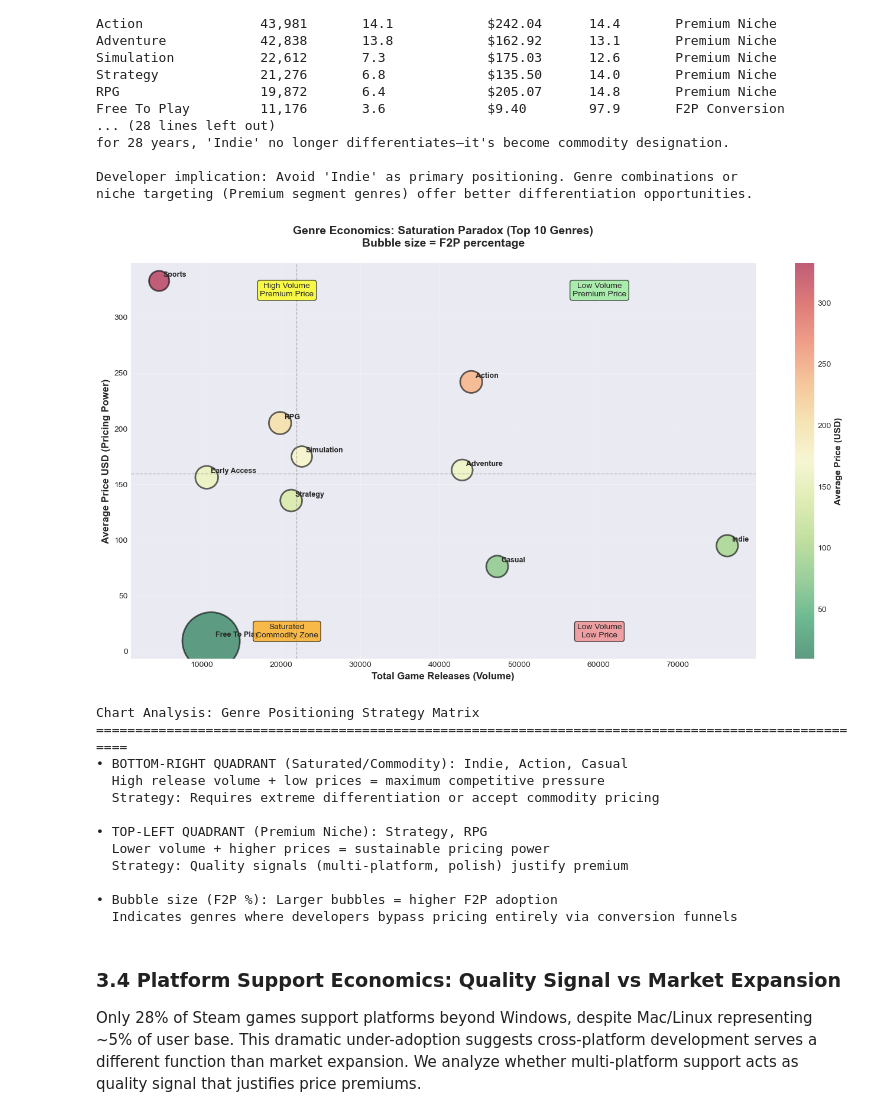
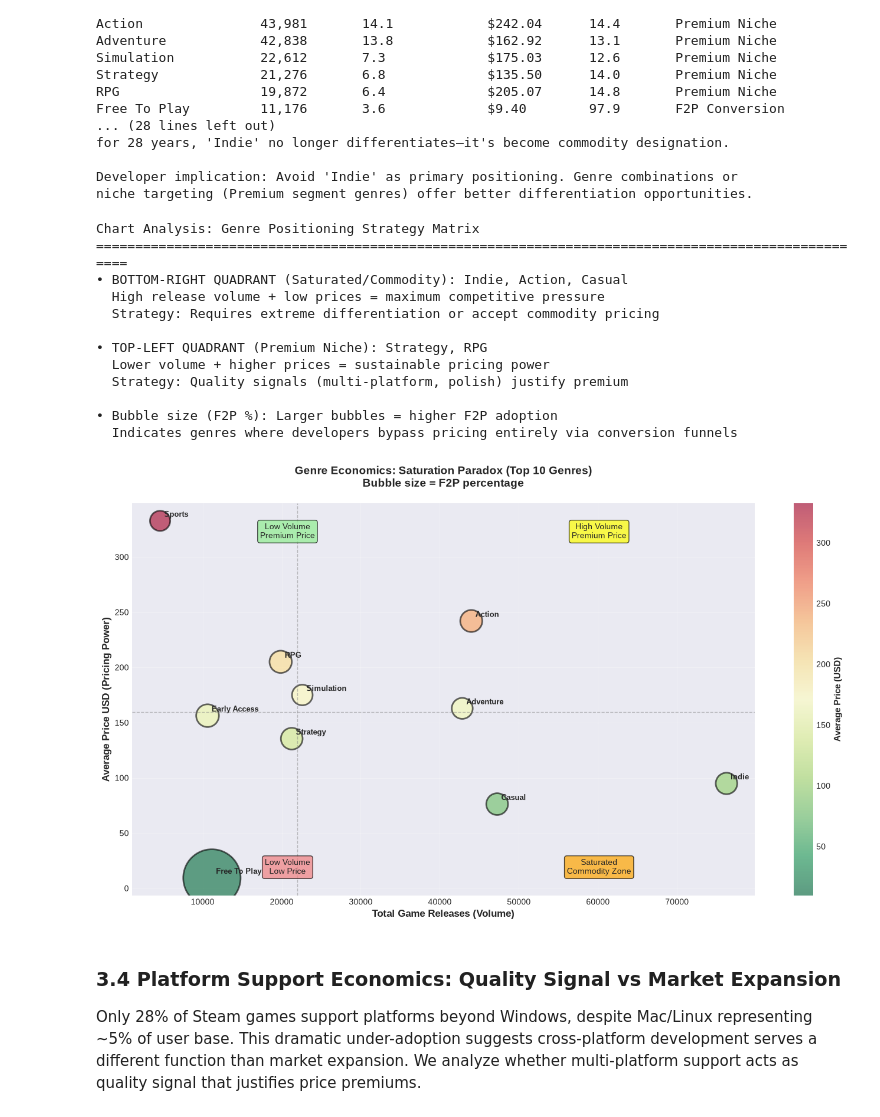
Before and after one commit to vintagedon/steam-dataset-2025, a Jupyter notebook: steam-dataset-2025-v1/notebooks/01-steam-platform-evolution-and-marketplace/notebook-01-steam-platform-evolution-and-market-landscape.ipynb, the cells around one changed output. Cells and saved outputs as stored; diff of their text form; code cells hidden in the pictures.

```diff
--- a/steam-dataset-2025-v1/notebooks/01-steam-platform-evolution-and-marketplace/notebook-01-steam-platform-evolution-and-market-landscape.ipynb
+++ b/steam-dataset-2025-v1/notebooks/01-steam-platform-evolution-and-marketplace/notebook-01-steam-platform-evolution-and-market-landscape.ipynb
@@ -603,54 +603,54 @@ ax.axhline(y=top_10_genres['avg_price'].median(), color='gray', linestyle='--',
 ax.axvline(x=top_10_genres['game_count'].median(), color='gray', linestyle='--', linewidth=1, alpha=0.5)
 
 # Quadrant labels
-ax.text(0.75, 0.95, 'Low Volume\nPremium Price', transform=ax.transAxes,
+ax.text(0.25, 0.95, 'Low Volume\nPremium Price', transform=ax.transAxes,
         fontsize=10, ha='center', va='top', bbox=dict(boxstyle='round', facecolor='lightgreen', alpha=0.7))
-ax.text(0.75, 0.05, 'Low Volume\nLow Price', transform=ax.transAxes,
+ax.text(0.25, 0.05, 'Low Volume\nLow Price', transform=ax.transAxes,
         fontsize=10, ha='center', va='bottom', bbox=dict(boxstyle='round', facecolor='lightcoral', alpha=0.7))
-ax.text(0.25, 0.95, 'High Volume\nPremium Price', transform=ax.transAxes,
+ax.text(0.75, 0.95, 'High Volume\nPremium Price', transform=ax.transAxes,
         fontsize=10, ha='center', va='top', bbox=dict(boxstyle='round', facecolor='yellow', alpha=0.7))
-ax.text(0.25, 0.05, 'Saturated\nCommodity Zone', transform=ax.transAxes,
+ax.text(0.75, 0.05, 'Saturated\nCommodity Zone', transform=ax.transAxes,
         fontsize=10, ha='center', va='bottom', bbox=dict(boxstyle='round', facecolor='orange', alpha=0.7))
 
 ax.set_xlabel('Total Game Releases (Volume)', fontsize=12, fontweight='bold')
 ax.set_ylabel('Average Price USD (Pricing Power)', fontsize=12, fontweight='bold')
 ax.set_title('Genre Economics: Saturation Paradox (Top 10 Genres)\nBubble size = F2P percentage',
              fontsize=14, fontweight='bold', pad=20)
 ax.grid(alpha=0.3)
 
 # Add colorbar
 cbar = plt.colorbar(scatter, ax=ax)
 cbar.set_label('Average Price (USD)', fontsize=11, fontweight='bold')
 
 plt.tight_layout()
 plt.show()
 
 print("\nChart Analysis: Genre Positioning Strategy Matrix")
 print("="*100)
 print("• BOTTOM-RIGHT QUADRANT (Saturated/Commodity): Indie, Action, Casual")
 print("  High release volume + low prices = maximum competitive pressure")
 print("  Strategy: Requires extreme differentiation or accept commodity pricing")
 print("")
 print("• TOP-LEFT QUADRANT (Premium Niche): Strategy, RPG")
 print("  Lower volume + higher prices = sustainable pricing power")
 print("  Strategy: Quality signals (multi-platform, polish) justify premium")
 print("")
 print("• Bubble size (F2P %): Larger bubbles = higher F2P adoption")
 print("  Indicates genres where developers bypass pricing entirely via conversion funnels")
 # %% [output]
+Chart Analysis: Genre Positioning Strategy Matrix
+====================================================================================================
+• BOTTOM-RIGHT QUADRANT (Saturated/Commodity): Indie, Action, Casual
+  High release volume + low prices = maximum competitive pressure
+  Strategy: Requires extreme differentiation or accept commodity pricing
+
+• TOP-LEFT QUADRANT (Premium Niche): Strategy, RPG
+  Lower volume + higher prices = sustainable pricing power
+  Strategy: Quality signals (multi-platform, polish) justify premium
+
+• Bubble size (F2P %): Larger bubbles = higher F2P adoption
+  Indicates genres where developers bypass pricing entirely via conversion funnels
-[figure, old version]
+[figure, new version]
-Chart Analysis: Genre Positioning Strategy Matrix
-====================================================================================================
-• BOTTOM-RIGHT QUADRANT (Saturated/Commodity): Indie, Action, Casual
-  High release volume + low prices = maximum competitive pressure
-  Strategy: Requires extreme differentiation or accept commodity pricing
-
-• TOP-LEFT QUADRANT (Premium Niche): Strategy, RPG
-  Lower volume + higher prices = sustainable pricing power
-  Strategy: Quality signals (multi-platform, polish) justify premium
-
-• Bubble size (F2P %): Larger bubbles = higher F2P adoption
-  Indicates genres where developers bypass pricing entirely via conversion funnels
 # %% [markdown]
 ### 3.4 Platform Support Economics: Quality Signal vs Market Expansion
 
```
Also changed, not shown: 27 other files.
